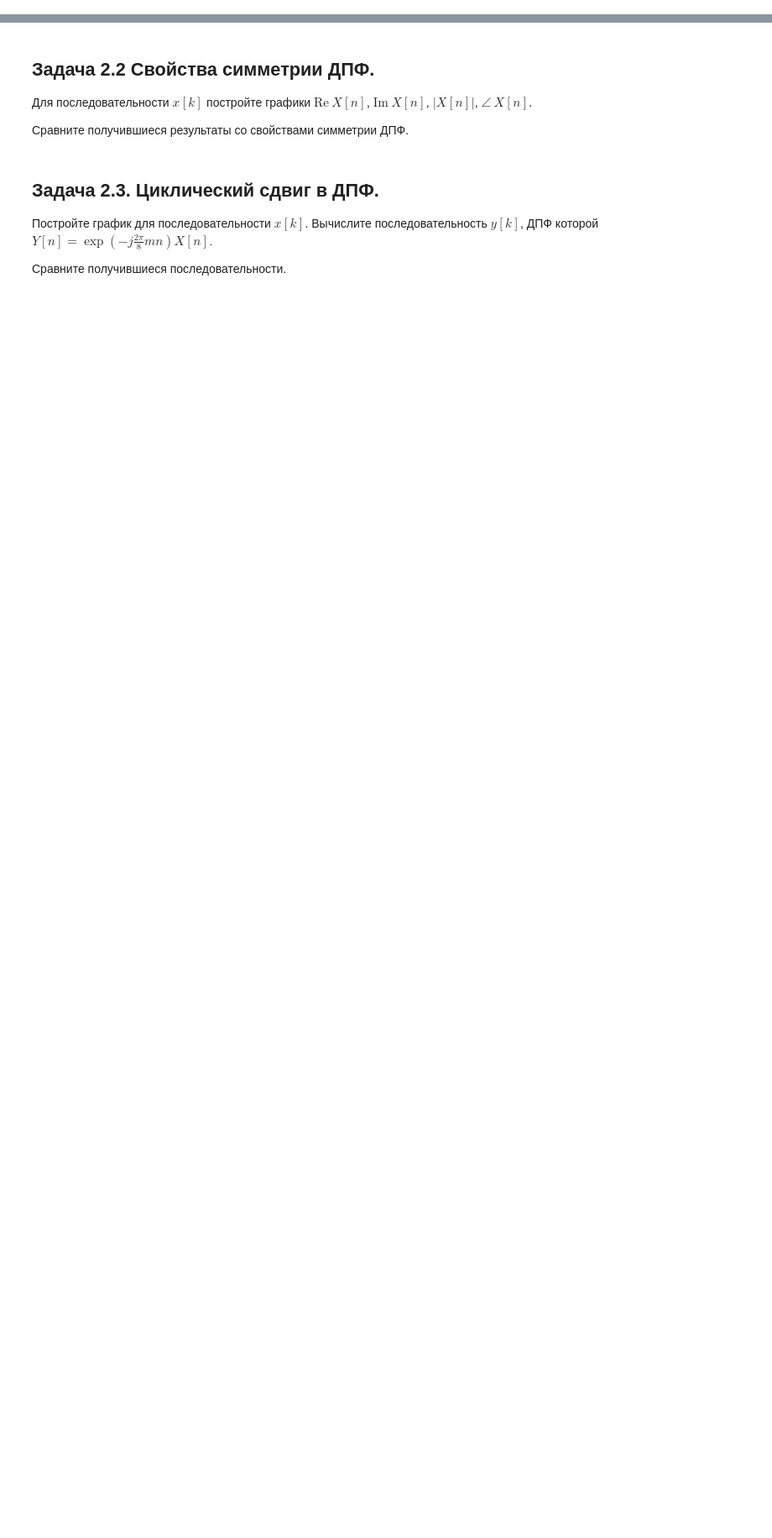
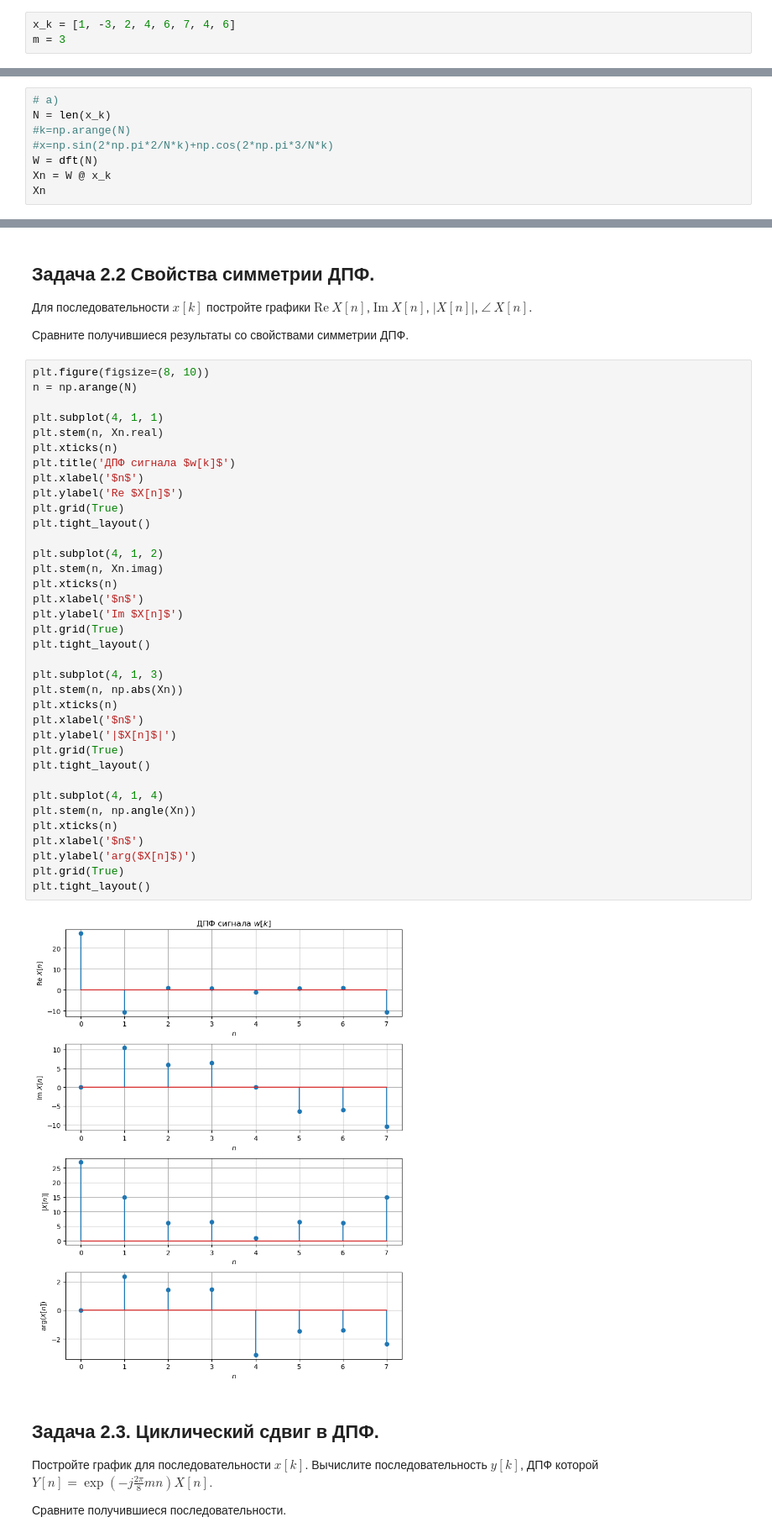
Before and after one commit to vihlancevk/DigitalSignalProcessing, a Jupyter notebook: Lab2/Lab2_task.ipynb, the cells around one changed output, grey strips where cells are left out. Shown at 84% size. Saved outputs shown, nothing was run; the diff lists cells and outputs as text; blank space fills up the shorter version.

```diff
--- a/Lab2/Lab2_task.ipynb
+++ b/Lab2/Lab2_task.ipynb
@@ -385,6 +385,9 @@ plt.tight_layout()
 # Занятие 2. Основные свойства ДПФ
 # %% [markdown]
 ![image.png](embedded-picture-1)
+# %%
+x_k = [1, -3, 2, 4, 6, 7, 4, 6]
+m = 3
 # %% [markdown]
 ## Задача 2.1. Алгоритмы вычисления ДПФ.
 
@@ -399,0 +401,8 @@ pass
+# %%
+# a)
+N = len(x_k)
+#k=np.arange(N)
+#x=np.sin(2*np.pi*2/N*k)+np.cos(2*np.pi*3/N*k)
+W = dft(N)
+Xn = W @ x_k
+Xn
@@ -403,6 +430,44 @@ pass
 Для последовательности $x[k]$ постройте графики $\text{Re}\ X[n]$, $\text{Im}\ X[n]$, $\left| X[n] \right|$, $\angle \ X[n]$.
 
 Сравните получившиеся результаты со свойствами симметрии ДПФ.
+# %%
+plt.figure(figsize=(8, 10))
+n = np.arange(N)
+
+plt.subplot(4, 1, 1)
+plt.stem(n, Xn.real)
+plt.xticks(n)
+plt.title('ДПФ сигнала $w[k]$')
+plt.xlabel('$n$')
+plt.ylabel('Re $X[n]$')
+plt.grid(True)
+plt.tight_layout()
+
+plt.subplot(4, 1, 2)
+plt.stem(n, Xn.imag)
+plt.xticks(n)
+plt.xlabel('$n$')
+plt.ylabel('Im $X[n]$')
+plt.grid(True)
+plt.tight_layout()
+
+plt.subplot(4, 1, 3)
+plt.stem(n, np.abs(Xn))
+plt.xticks(n)
+plt.xlabel('$n$')
+plt.ylabel('|$X[n]$|')
+plt.grid(True)
+plt.tight_layout()
+
+plt.subplot(4, 1, 4)
+plt.stem(n, np.angle(Xn))
+plt.xticks(n)
+plt.xlabel('$n$')
+plt.ylabel('arg($X[n]$)')
+plt.grid(True)
+plt.tight_layout()
+# %% [output]
+[figure, added]
 # %% [markdown]
 ## Задача 2.3.  Циклический сдвиг в ДПФ.
 
```
Also changed, not shown: parts of 8 cells of this notebook.
